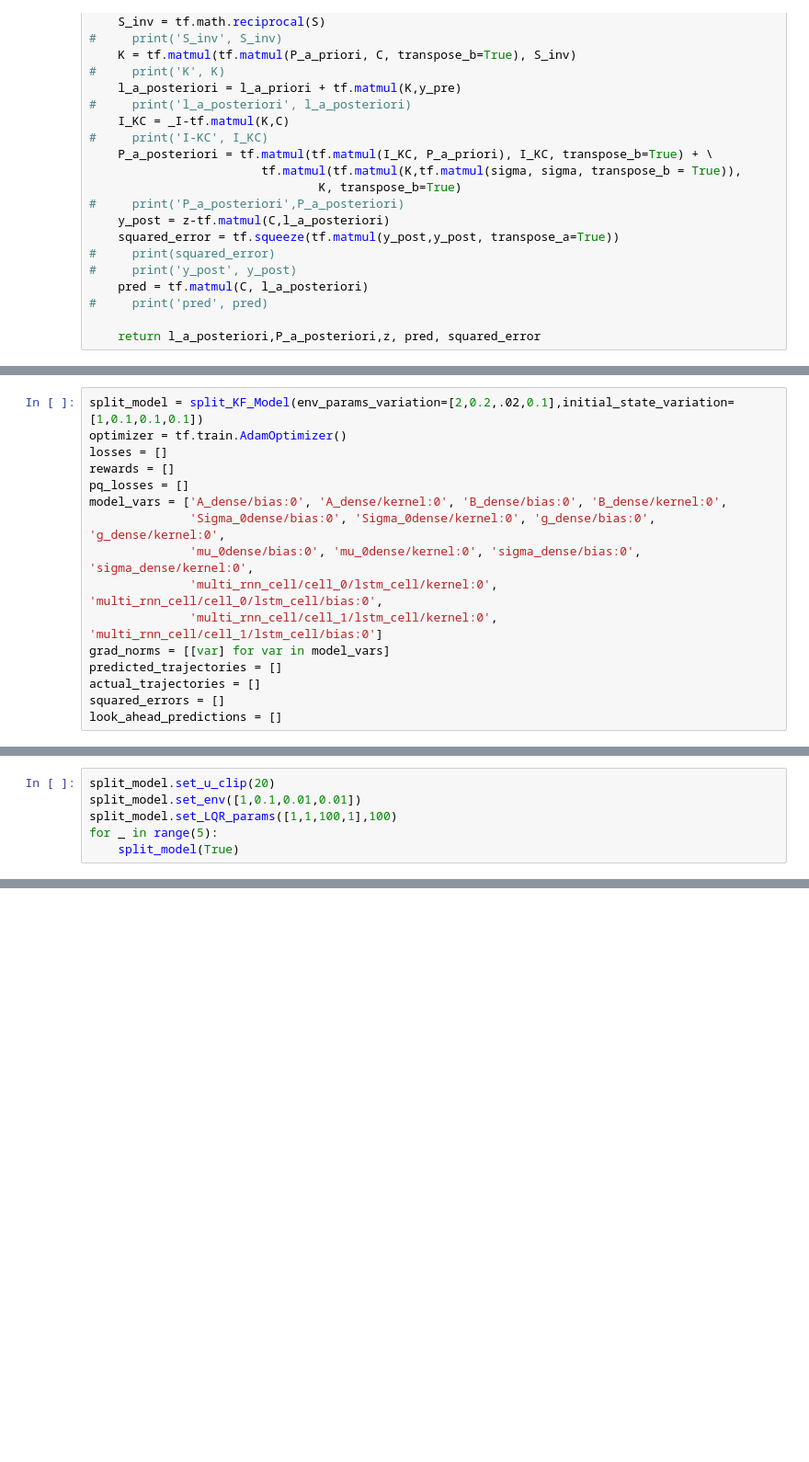
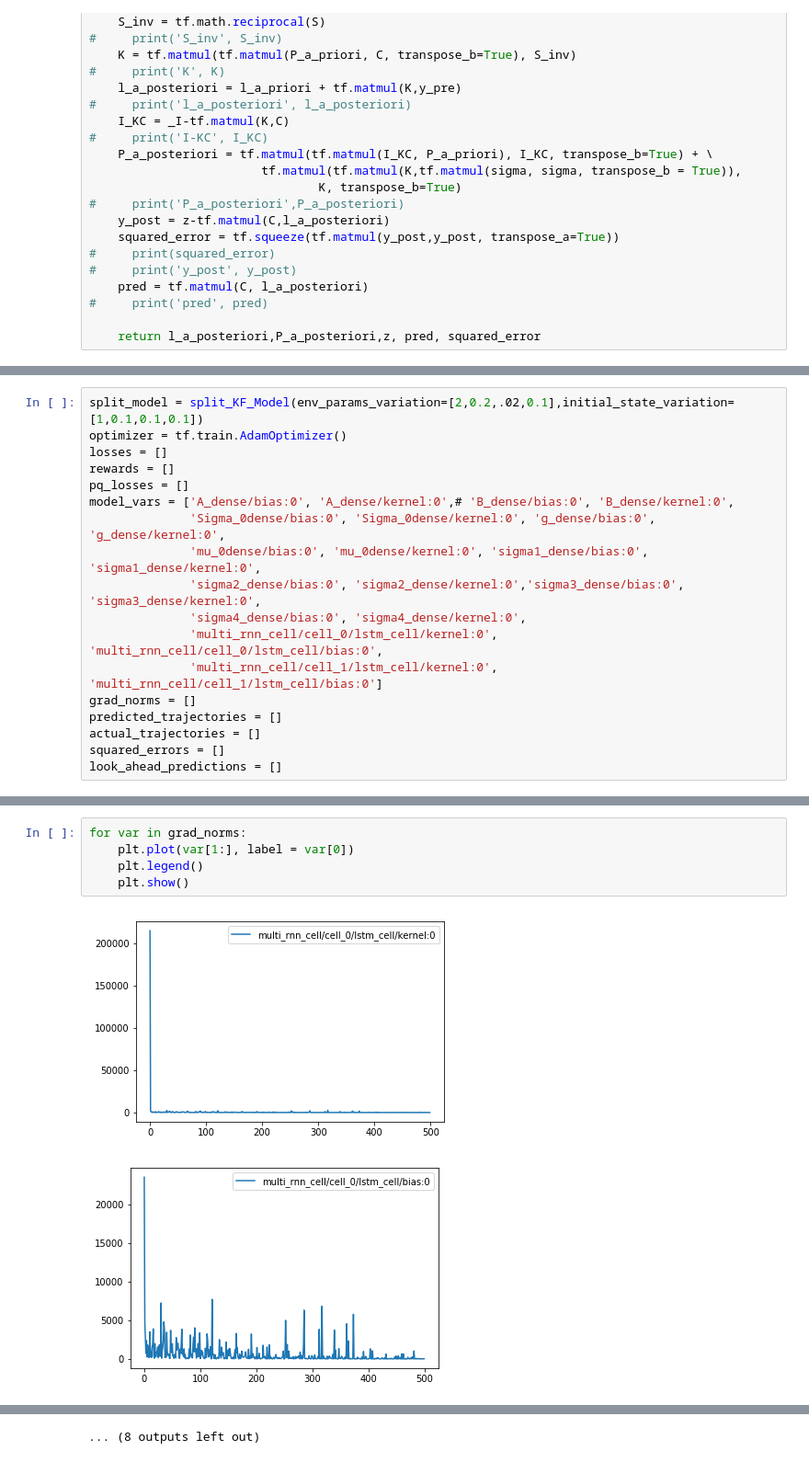
Before and after one commit to albalaka/DLQR, a Jupyter notebook: split_KF_params.ipynb, the cells around one changed output, grey strips where cells are left out. Shown at 92% size. Drawn from its saved outputs; the diff is of its cells as text; blank space fills up the shorter version.

```diff
--- a/split_KF_params.ipynb
+++ b/split_KF_params.ipynb
@@ -646,12 +821,14 @@ optimizer = tf.train.AdamOptimizer()
 losses = []
 rewards = []
 pq_losses = []
-model_vars = ['A_dense/bias:0', 'A_dense/kernel:0', 'B_dense/bias:0', 'B_dense/kernel:0',
+model_vars = ['A_dense/bias:0', 'A_dense/kernel:0',# 'B_dense/bias:0', 'B_dense/kernel:0',
               'Sigma_0dense/bias:0', 'Sigma_0dense/kernel:0', 'g_dense/bias:0', 'g_dense/kernel:0',
-              'mu_0dense/bias:0', 'mu_0dense/kernel:0', 'sigma_dense/bias:0', 'sigma_dense/kernel:0',
+              'mu_0dense/bias:0', 'mu_0dense/kernel:0', 'sigma1_dense/bias:0', 'sigma1_dense/kernel:0',
+              'sigma2_dense/bias:0', 'sigma2_dense/kernel:0','sigma3_dense/bias:0', 'sigma3_dense/kernel:0',
+              'sigma4_dense/bias:0', 'sigma4_dense/kernel:0',
               'multi_rnn_cell/cell_0/lstm_cell/kernel:0', 'multi_rnn_cell/cell_0/lstm_cell/bias:0',
               'multi_rnn_cell/cell_1/lstm_cell/kernel:0', 'multi_rnn_cell/cell_1/lstm_cell/bias:0']
-grad_norms = [[var] for var in model_vars]
+grad_norms = []
 predicted_trajectories = []
 actual_trajectories = []
 squared_errors = []
@@ -686,6 +864,8 @@ sigma4_dense/sigma1_dense/sigma4_dense/sigma4_dense/kernel:0
-# %%
-split_model.set_u_clip(20)
-split_model.set_env([1,0.1,0.01,0.01])
-split_model.set_LQR_params([1,1,100,1],100)
-for _ in range(5):
-    split_model(True)
+# %%
+for var in grad_norms:
+    plt.plot(var[1:], label = var[0])
+    plt.legend()
+    plt.show()
+# %% [output]
+[figure, added]
+[figure, added]
@@ -692,3 +882,4 @@ for _ in range(5):
+... (8 outputs left out)
 # %%
 array_pq_losses = np.array(pq_losses).T
 labels = ['x q50','x q90','x dot q50','x dot q90','theta q50','theta q90','theta dot q50','theta dot q90']
```
Also changed, not shown: parts of 10 cells of this notebook.
